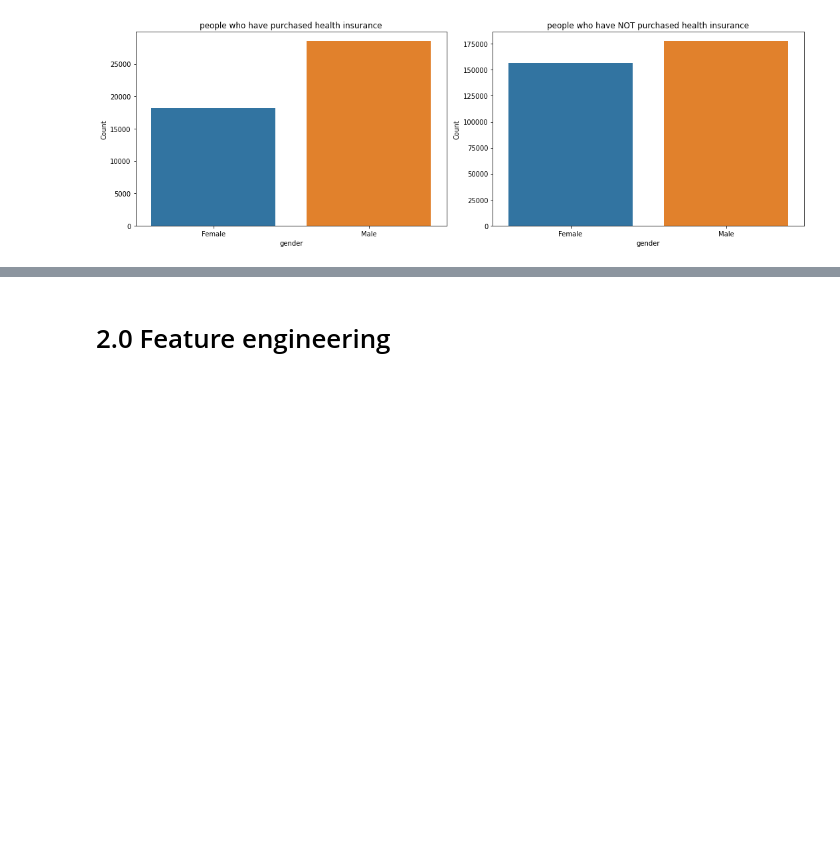
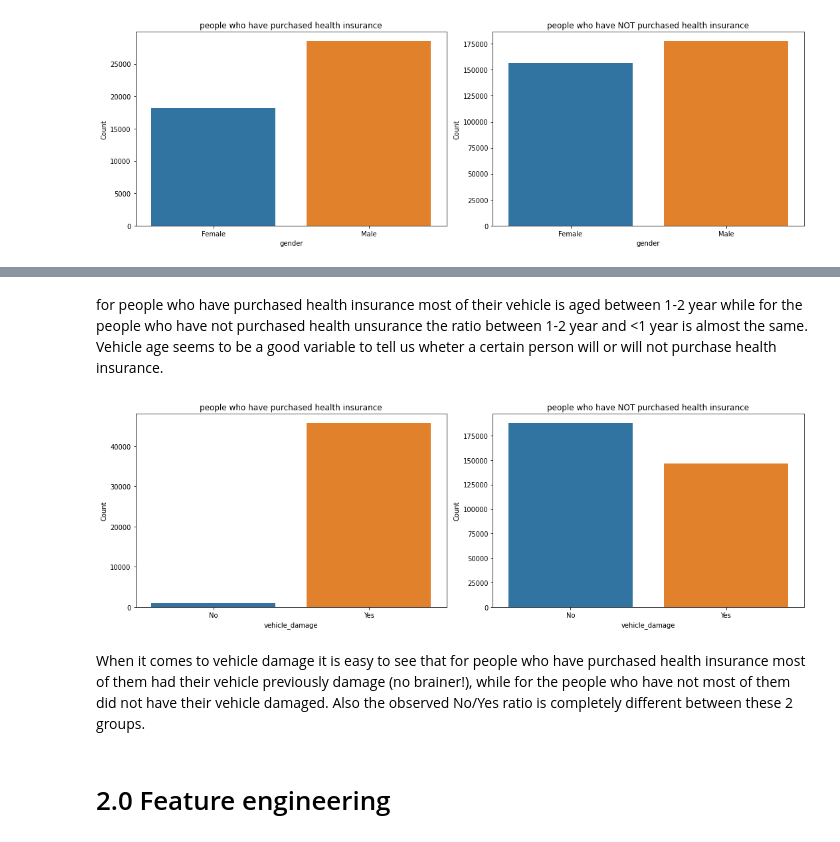
Before and after one commit to GustavoHBDuarte/health-insurance, a Jupyter notebook: notebook_main.ipynb, the cells around one changed output, grey strips where cells are left out. Saved outputs shown, nothing was run; the diff lists cells and outputs as text; code cells hidden in the pictures; blank space fills up the shorter version.

```diff
--- a/notebook_main.ipynb
+++ b/notebook_main.ipynb
@@ -398,2 +540,33 @@ df.loc[df['response']==1, ['gender', 'vehicle_age', 'vehicle_damage','response']
+# %% [markdown]
+for people who have purchased health insurance most of their vehicle is aged between 1-2 year while for the people who have not purchased health unsurance the ratio between 1-2 year and <1 year is almost the same. Vehicle age seems to be a good variable to tell us wheter a certain person will or will not purchase health insurance.
+# %%
+plt.figure(figsize=(15,5))
+
+# vehicle_damage profile for people who have purchased health insurance
+
+plt.subplot(1,2,1)
+sns.barplot(x='vehicle_damage',
+            y=0,
+            data=df.loc[df['response']==1, ['vehicle_damage']].groupby('vehicle_damage').size().reset_index())
+
+plt.ylabel('Count')
+plt.title('people who have purchased health insurance')
+
+
+# vehicle_damage profile for people who have not purchased health insurance
+
+plt.subplot(1,2,2)
+sns.barplot(x='vehicle_damage',
+            y=0,
+            data=df.loc[df['response']==0, ['vehicle_damage']].groupby('vehicle_damage').size().reset_index())
+
+plt.ylabel('Count')
+plt.title('people who have NOT purchased health insurance')
+
+plt.tight_layout();
+# %% [output]
+[figure, added]
+# %% [markdown]
+When it comes to vehicle damage it is easy to see that for people who have purchased health insurance most of them had their vehicle previously damage (no brainer!), while for the people who have not most of them did not have their vehicle damaged. Also the observed No/Yes ratio is completely different between these 2 groups.
 # %% [markdown]
 # 2.0 Feature engineering
```
Also changed, not shown: parts of 41 cells of this notebook.
